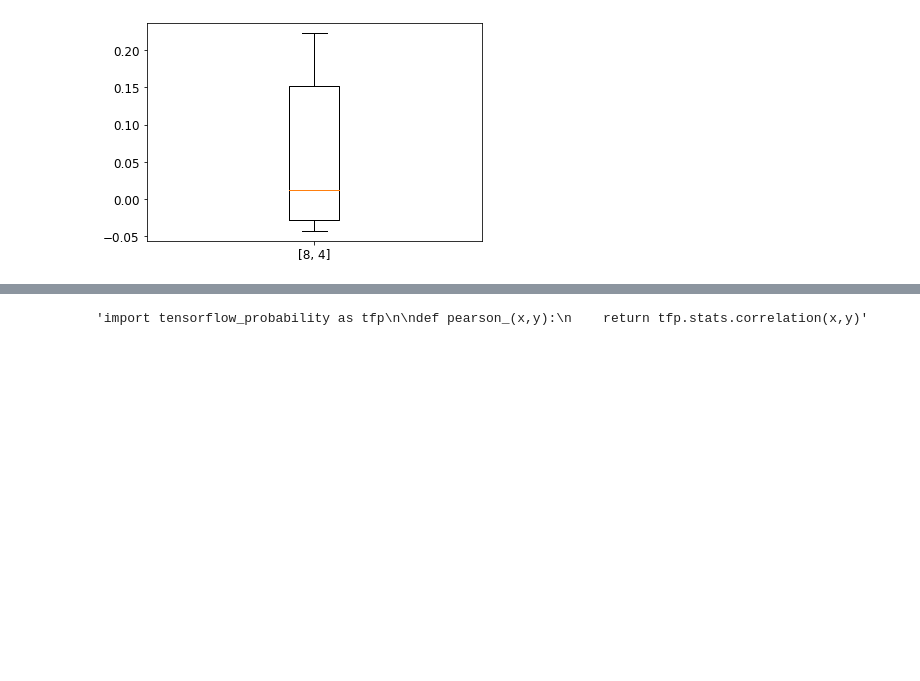
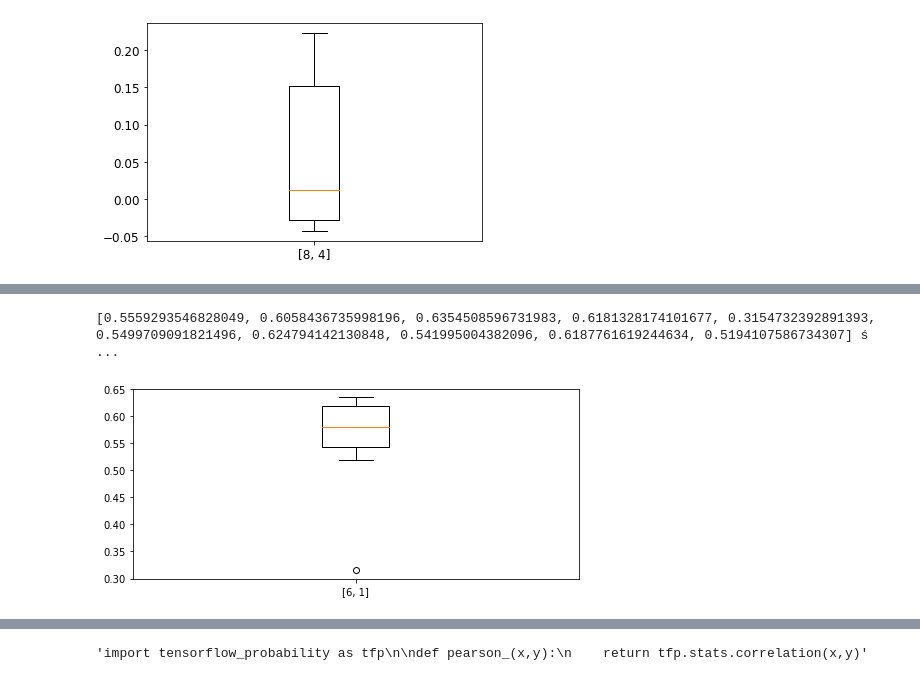
Before and after one commit to d-jus/tf_pipeline, a Jupyter notebook: SSN CRF - p & CRF - m.ipynb, the cells around one changed output, grey strips where cells are left out. Saved outputs shown, nothing was run; the diff lists cells and outputs as text; code cells hidden in the pictures; blank space fills up the shorter version.

```diff
--- a/SSN CRF - p & CRF - m.ipynb
+++ b/SSN CRF - p & CRF - m.ipynb
@@ -444,0 +460,8 @@ b.plot_box
+# %%
+c = num1(scalerMinMax,scalerMinMax_output,(data_p, CRFp))
+c.compute(X_train, y_train, epochs =300,
+                    validation_split = 0.2, shuffle = True, neurons_ = 6, function_ = "selu")
+c.plot_box
+# %% [output]
+[0.5559293546828049, 0.6058436735998196, 0.6354508596731983, 0.6181328174101677, 0.3154732392891393, 0.5499709091821496, 0.624794142130848, 0.541995004382096, 0.6187761619244634, 0.5194107586734307] ś ...
+[figure, added]
```
Also changed, not shown: parts of 10 cells of this notebook, 1 other file.
